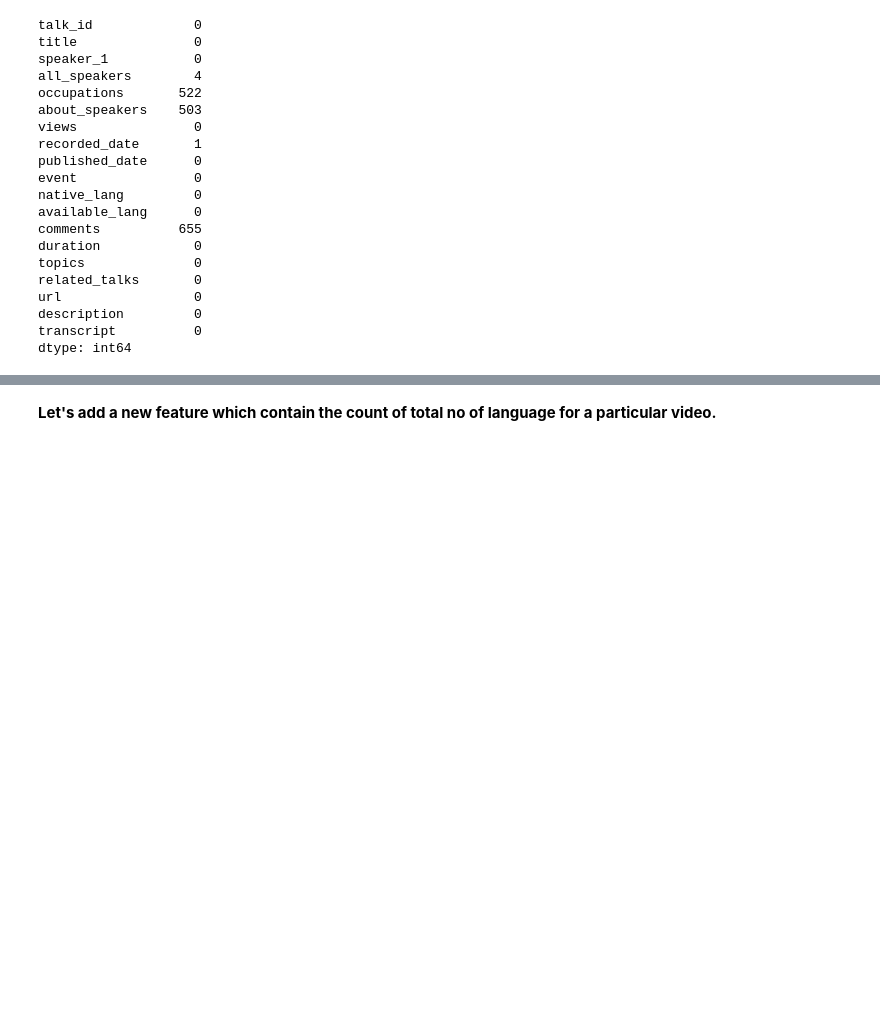
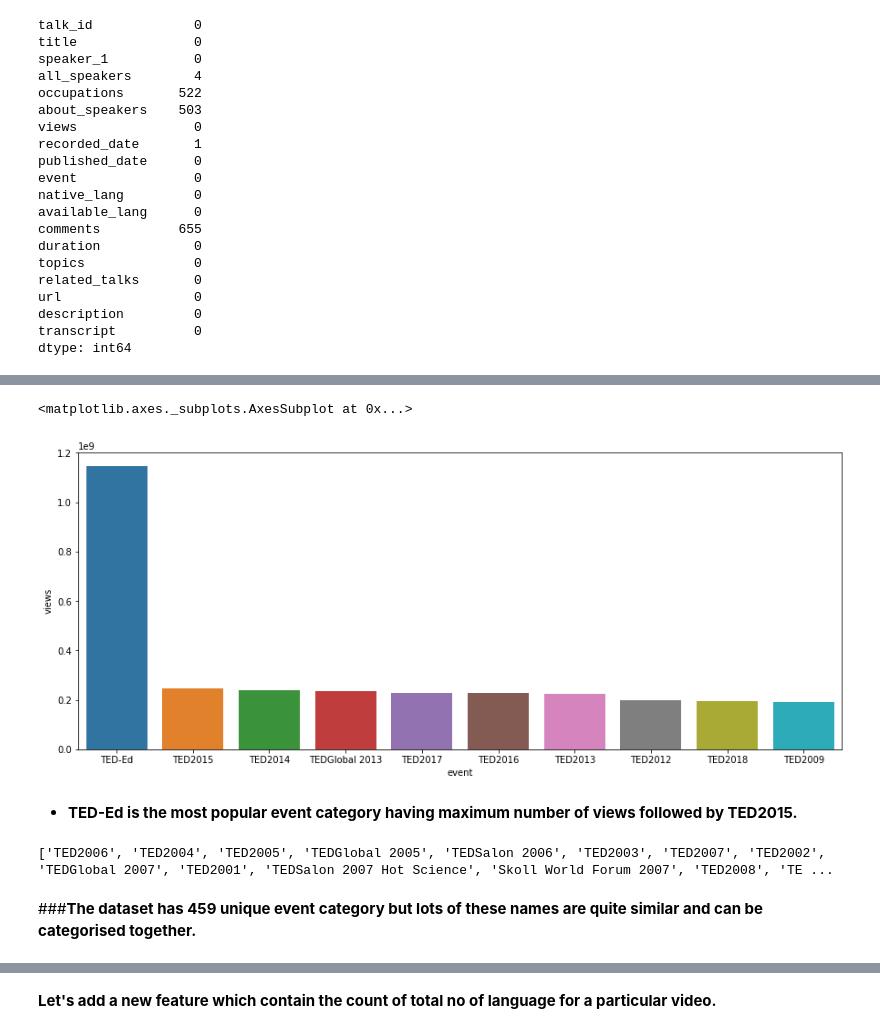
Before and after one commit to BhanuPShahi/TED-talk-views-prediction, a Jupyter notebook: Ted_Talk_Views_Prediction_Bhanu_P_Shahi_17_05_2021_[Team_2]_Capstone_Project_3.ipynb, the cells around one changed output, grey strips where cells are left out. Saved outputs shown, nothing was run; the diff lists cells and outputs as text; code cells hidden in the pictures; blank space fills up the shorter version.

```diff
--- a/Ted_Talk_Views_Prediction_Bhanu_P_Shahi_17_05_2021_[Team_2]_Capstone_Project_3.ipynb
+++ b/Ted_Talk_Views_Prediction_Bhanu_P_Shahi_17_05_2021_[Team_2]_Capstone_Project_3.ipynb
@@ -105,0 +222,15 @@ dtype: int64
+# %%
+plt.figure(figsize=(15,6))
+sns.barplot(x='event',y='views',data=pop_event_df)
+# %% [output]
+<matplotlib.axes._subplots.AxesSubplot at 0x...>
+[figure, added]
+# %% [markdown]
+* **TED-Ed is the most popular event category having maximum number of views followed by TED2015.**
+# %%
+event_list=list(df.event.unique())
+print(event_list)
+# %% [output]
+['TED2006', 'TED2004', 'TED2005', 'TEDGlobal 2005', 'TEDSalon 2006', 'TED2003', 'TED2007', 'TED2002', 'TEDGlobal 2007', 'TED2001', 'TEDSalon 2007 Hot Science', 'Skoll World Forum 2007', 'TED2008', 'TE ...
+# %% [markdown]
+###**The dataset has 459 unique event category but lots of these names are quite similar and can be categorised together.**
```
Also changed, not shown: parts of 180 cells of this notebook.
